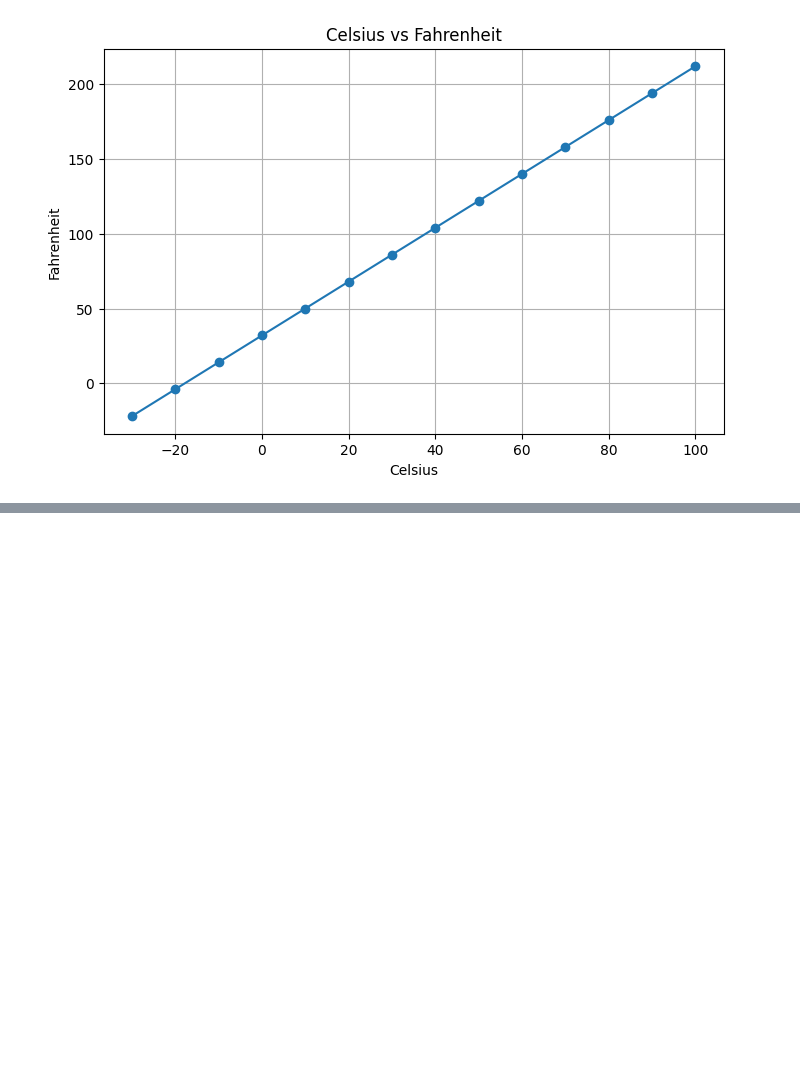
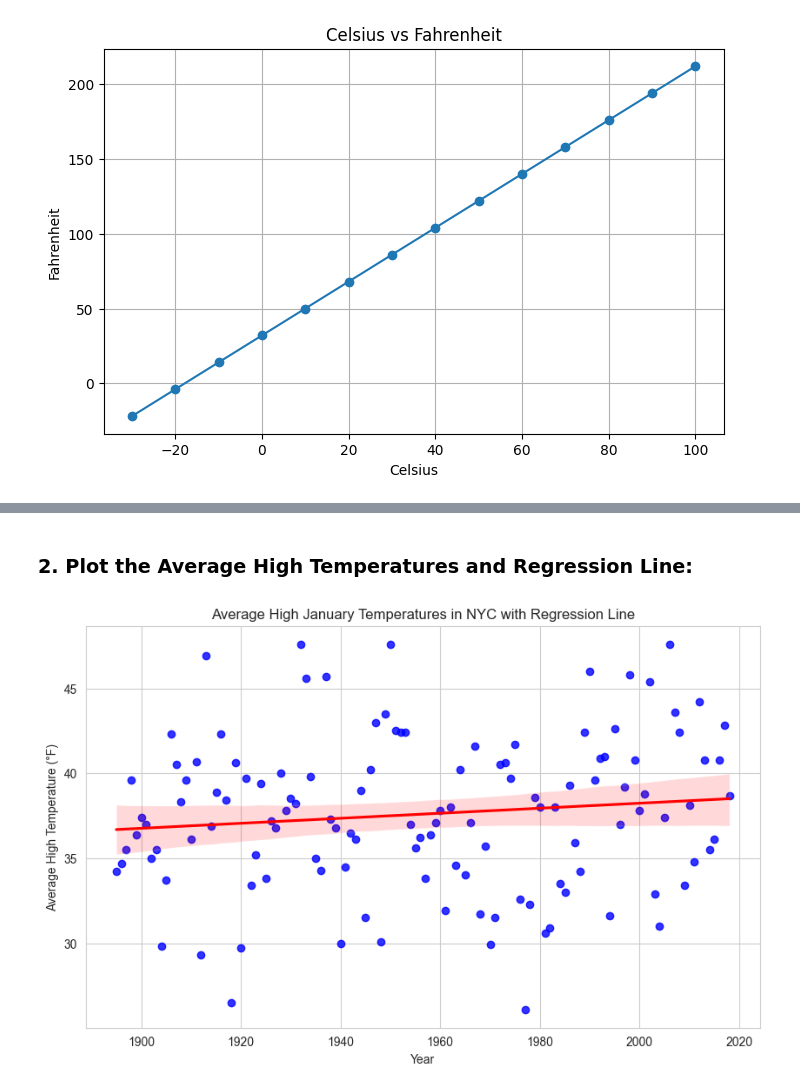
Before and after one commit to Elen-tesfai/datafun-07-ml, a Jupyter notebook: elen_ml.ipynb, the cells around one changed output, grey strips where cells are left out. Cells and saved outputs as stored; diff of their text form; code cells hidden in the pictures; blank space fills up the shorter version.

Commit message:
Updated the analysis and added visualizations

```diff
--- a/elen_ml.ipynb
+++ b/elen_ml.ipynb
@@ -84,8 +90,9 @@ print(df.head())
 # %%
-# Section 1 - Data Acquisition
-df = pd.read_csv(r'C:\Users\su_te\Documents\datafun-07-ml\examples\ch10\ave_hi_nyc_jan_1895-2018.csv', delimiter='\t')
+# Load the data (Make sure to have the correct path)
+import pandas as pd
 
-# Section 2 - Data Inspection
-print(df.head())
-print(df.tail())
+nyc_df = pd.read_csv(r'C:\Users\su_te\Documents\datafun-07-ml\examples\ch10\ave_hi_nyc_jan_1895-2018.csv')
+
+# View the first few rows of the dataset
+print(nyc_df.head())
 # %% [output]
@@ -103,0 +105,4 @@ print(df.tail())
+# %%
+# Rename columns for clarity
+nyc_df.columns = ['Date', 'Temperature', 'Anomaly']
+print(nyc_df.head(3))  # Check the first three rows
@@ -103,0 +119,6 @@ print(df.tail())
+# %%
+# Convert Date column to integer if it’s not
+nyc_df['Date'] = nyc_df['Date'].astype(int)
+# %%
+# Divide by 100 to truncate the last two digits
+nyc_df['Date'] = nyc_df['Date'].floordiv(100)
@@ -103,0 +197,19 @@ print(df.tail())
+# %% [markdown]
+### 2. Plot the Average High Temperatures and Regression Line:
+# %%
+# Set the style of seaborn
+sns.set_style('whitegrid')
+
+# Create the regression plot
+plt.figure(figsize=(10, 6))
+axes = sns.regplot(x=nyc_df['Date'], y=nyc_df['Temperature'], marker='o', scatter_kws={'color': 'blue'}, line_kws={'color': 'red'})
+
+# Set labels and title
+axes.set_xlabel('Year')
+axes.set_ylabel('Average High Temperature (°F)')
+axes.set_title('Average High January Temperatures in NYC with Regression Line')
+
+# Show the plot
+plt.show()
+# %% [output]
+[figure, added]
```
Also changed, not shown: parts of 22 cells of this notebook.
